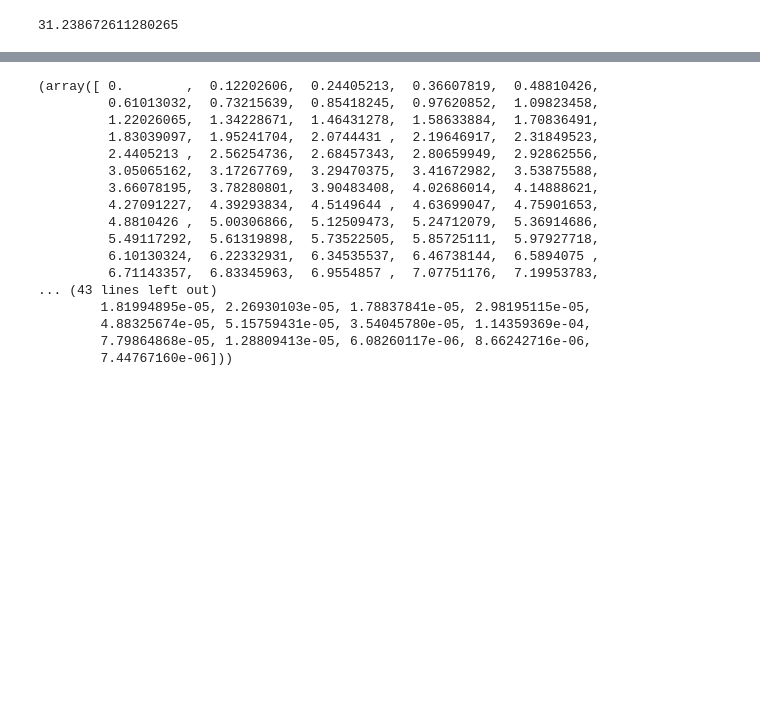
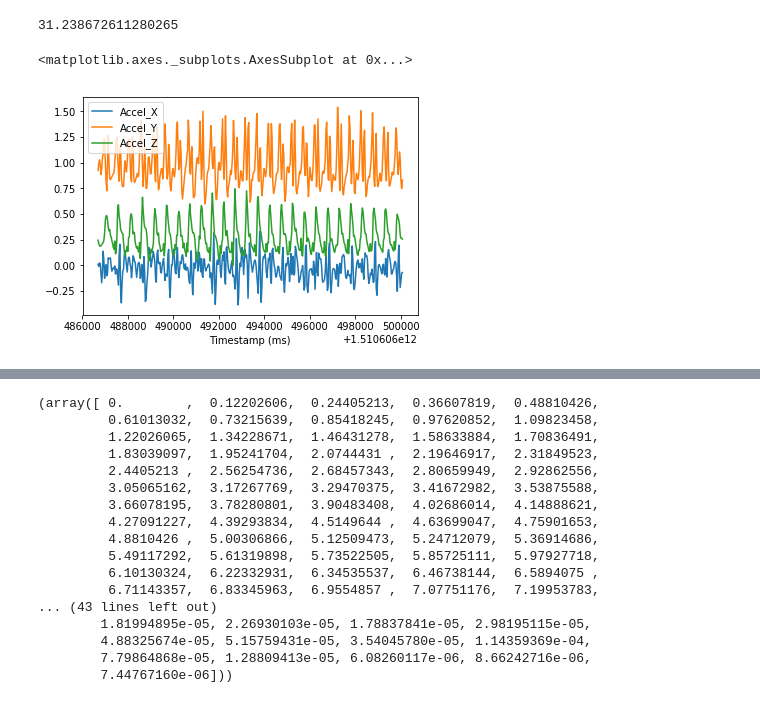
Before and after one commit to kamshee/activity-recognition-process, a Jupyter notebook: TestFeatures.ipynb, the cells around one changed output, grey strips where cells are left out. Cells and saved outputs as stored; diff of their text form; code cells hidden in the pictures; blank space fills up the shorter version.

```diff
--- a/TestFeatures.ipynb
+++ b/TestFeatures.ipynb
@@ -605,0 +672,6 @@ rawclip.iloc[:,0]
+# %%
+# plot raw data
+rawclip.plot()
+# %% [output]
+<matplotlib.axes._subplots.AxesSubplot at 0x...>
+[figure, added]
```
Also changed, not shown: parts of 99 cells of this notebook.
